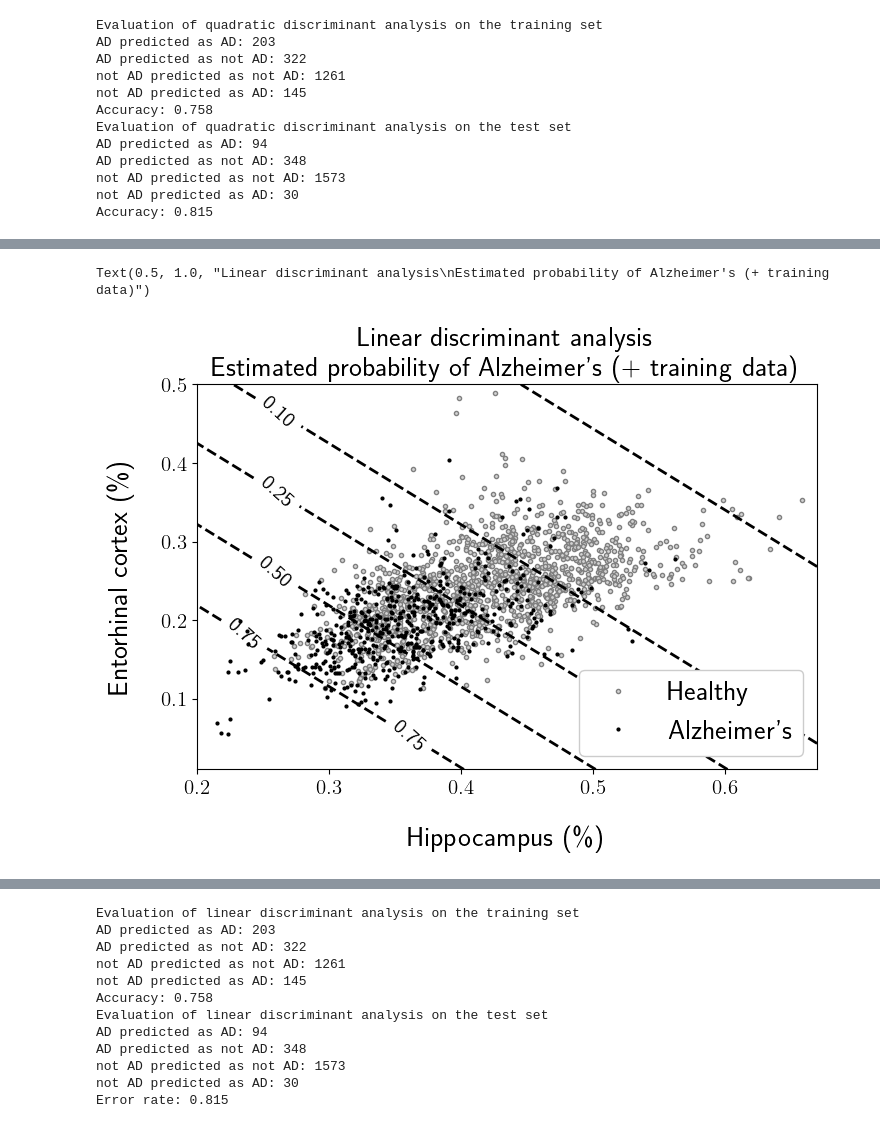
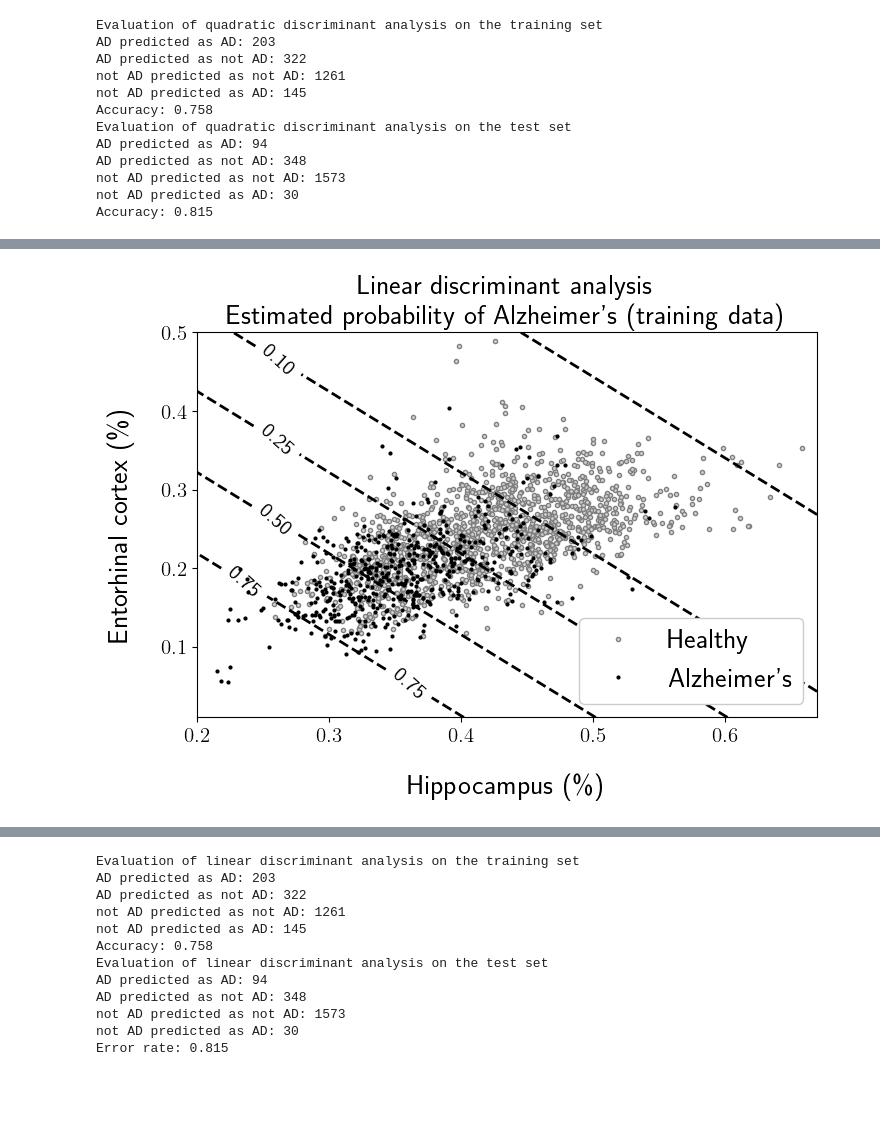
Before and after one commit to cfgranda/ps4ds, a Jupyter notebook: discrete_and_continuous_variables/alzheimers_gaussian_discriminant_analysis.ipynb, the cells around one changed output, grey strips where cells are left out. Cells and saved outputs as stored; diff of their text form; code cells hidden in the pictures; blank space fills up the shorter version.

```diff
--- a/discrete_and_continuous_variables/alzheimers_gaussian_discriminant_analysis.ipynb
+++ b/discrete_and_continuous_variables/alzheimers_gaussian_discriminant_analysis.ipynb
@@ -335,36 +330,35 @@ Text(0.5, 1.0, 'Gaussian parametric model (common covariance matrix)')
 # %%
 # Conditional probability of Alzheimer's given the features, computed via Bayes' rule for discrete and continuous random variables
 # The pdf of the continuous random variables is estimated using the Gaussian parametric model with common covariance matrix
 def conditional_p_AD_LDA(x,y):
     p = p_AD * gaussian(x,y,mu_AD,invSigma,Sigma) / (
         p_AD * gaussian(x,y,mu_AD,invSigma,Sigma) +
         (1-p_AD) * gaussian(x,y,mu_notAD,invSigma,Sigma) )
     return p
 
 cond_prob_AD_LDA = conditional_p_AD_LDA(hippocampus_grid,entorhinal_grid)
 
 levels_p = [0.01,0.1,0.25,0.5,0.75]
 plt.figure(figsize=(8,5))
 plt.plot(hippocampus_norm_notAD_train,entorhinal_norm_notAD_train, 'o',markersize=markersize,markerfacecolor='lightgray',markeredgecolor="gray",
          label='Healthy',alpha=1)
 plt.plot(hippocampus_norm_AD_train,entorhinal_norm_AD_train, 'o',markersize=markersize-1,markerfacecolor='black',markeredgecolor="black",
          label='Alzheimer\'s',alpha=1)
 CS = plt.contour(hippocampus_grid,entorhinal_grid, cond_prob_AD_LDA,levels= levels_p,
                  colors='black',linewidths=2,linestyles="dashed")
 manual_locations = [(0.25, 0.45), (0.25, 0.35), (0.25, 0.25), (0.25, 0.2),(0.35, 0.04)]
 plt.clabel(CS, CS.levels, inline=True, fontsize=font_size_ticks,inline_spacing=3, rightside_up=True,fmt='%1.2f'
           ,manual=manual_locations)
 plt.xticks(fontsize=font_size_ticks)
 plt.yticks(fontsize=font_size_ticks)
 plt.xlim([min_hippocampus,max_hippocampus])
 plt.ylim([min_entorhinal,max_entorhinal])
 plt.xlabel("Hippocampus (\%)",fontsize=font_size,labelpad=20)
 plt.ylabel('Entorhinal cortex (\%)',fontsize=font_size,labelpad=20)
 plt.legend(fontsize=font_size,framealpha=1,loc="lower right")
-plt.title("Linear discriminant analysis\nEstimated probability of Alzheimer's (+ training data)",fontsize=font_size)
+plt.title("Linear discriminant analysis\nEstimated probability of Alzheimer's (training data)",fontsize=font_size);
 # %% [output]
-Text(0.5, 1.0, "Linear discriminant analysis\nEstimated probability of Alzheimer's (+ training data)")
-[figure, old version]
+[figure, new version]
 # %%
 levels_p = [0.01,0.1,0.25,0.5,0.75,0.9]
 plt.figure(figsize=(8,5))
```
Also changed, not shown: parts of 6 cells of this notebook, 31 other files.
